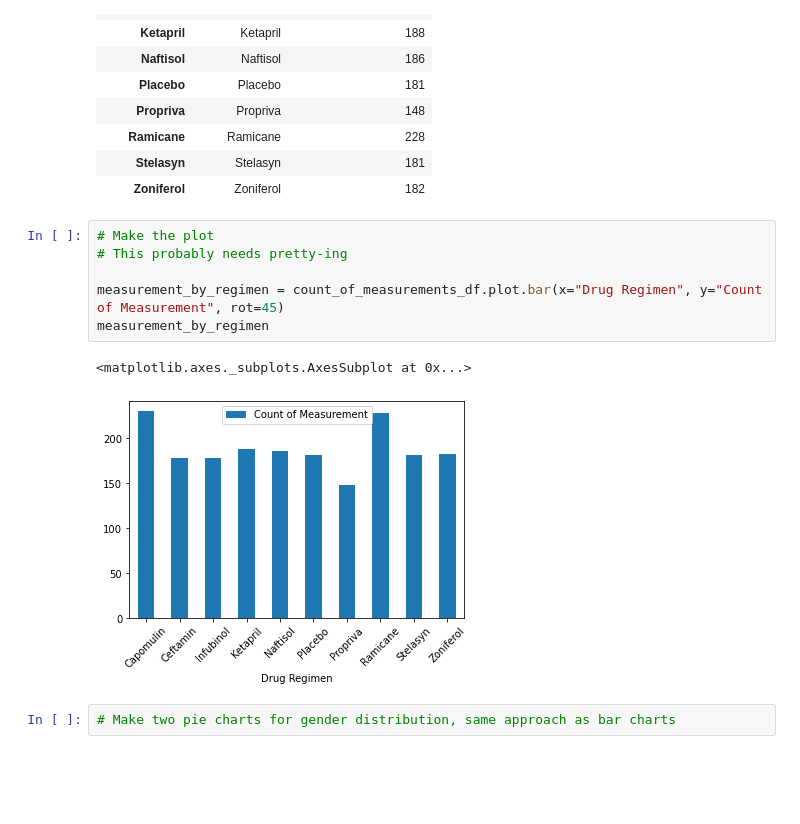
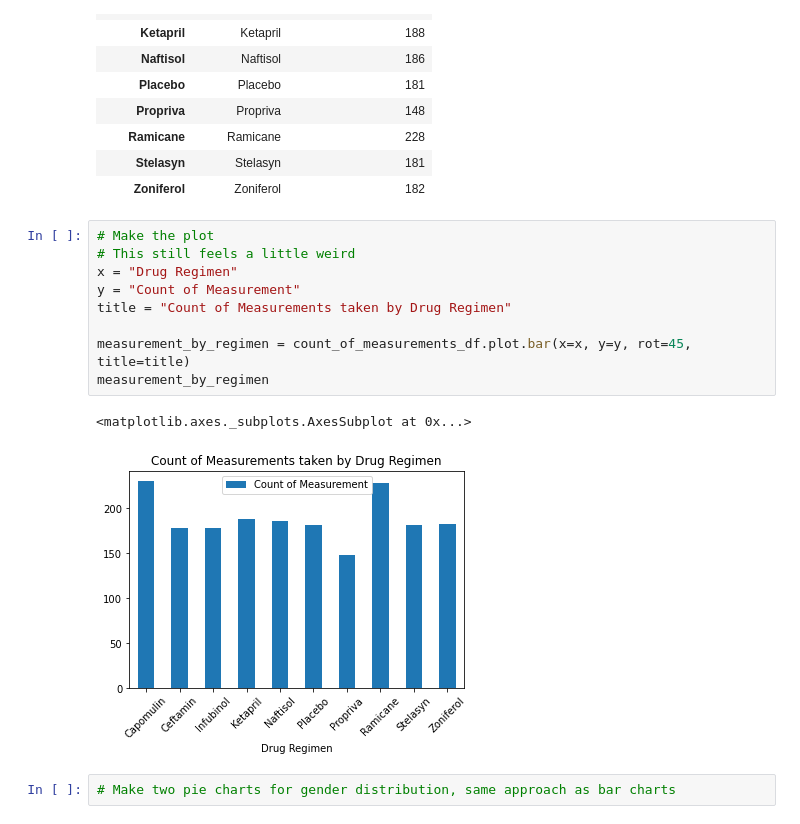
Before and after one commit to mel-c-lowe/MatPlotLib_Homework_05, a Jupyter notebook: Pymaceuticals.ipynb, the cells around one changed output. Saved outputs shown, nothing was run; the diff lists cells and outputs as text; blank space fills up the shorter version.

Commit message:
Most labels added. Need to work on for loop dependency

```diff
--- a/Pymaceuticals.ipynb
+++ b/Pymaceuticals.ipynb
@@ -192,13 +193,16 @@ count_of_measurements_df
 | Zoniferol | Zoniferol | 182 |
 # %%
 # Make the plot
-# This probably needs pretty-ing
+# This still feels a little weird
+x = "Drug Regimen"
+y = "Count of Measurement"
+title = "Count of Measurements taken by Drug Regimen"
 
-measurement_by_regimen = count_of_measurements_df.plot.bar(x="Drug Regimen", y="Count of Measurement", rot=45)
+measurement_by_regimen = count_of_measurements_df.plot.bar(x=x, y=y, rot=45, title=title)
 measurement_by_regimen
 # %% [output]
 <matplotlib.axes._subplots.AxesSubplot at 0x...>
-[figure, old version]
+[figure, new version]
 # %%
 # Make two pie charts for gender distribution, same approach as bar charts
 # %%
```
Also changed, not shown: parts of 19 cells of this notebook.
